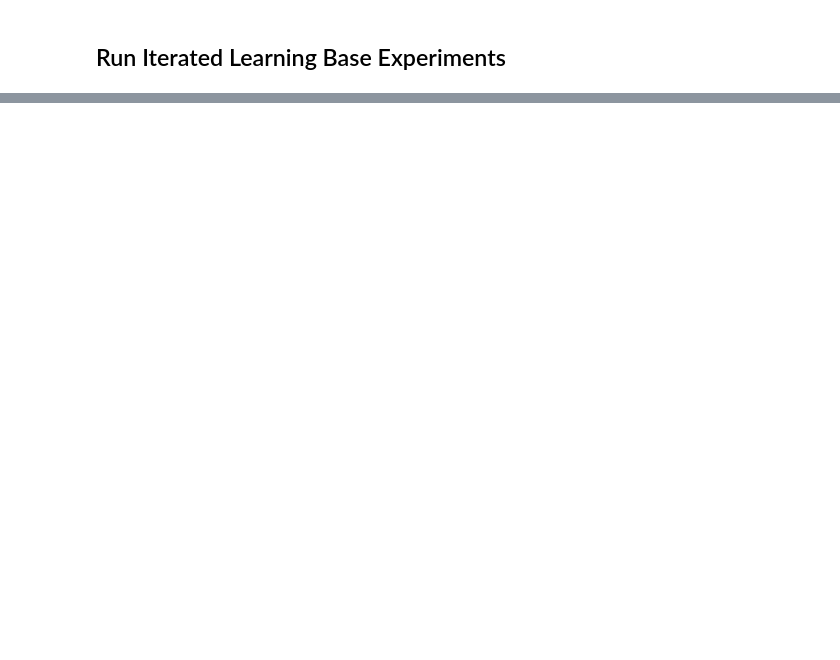
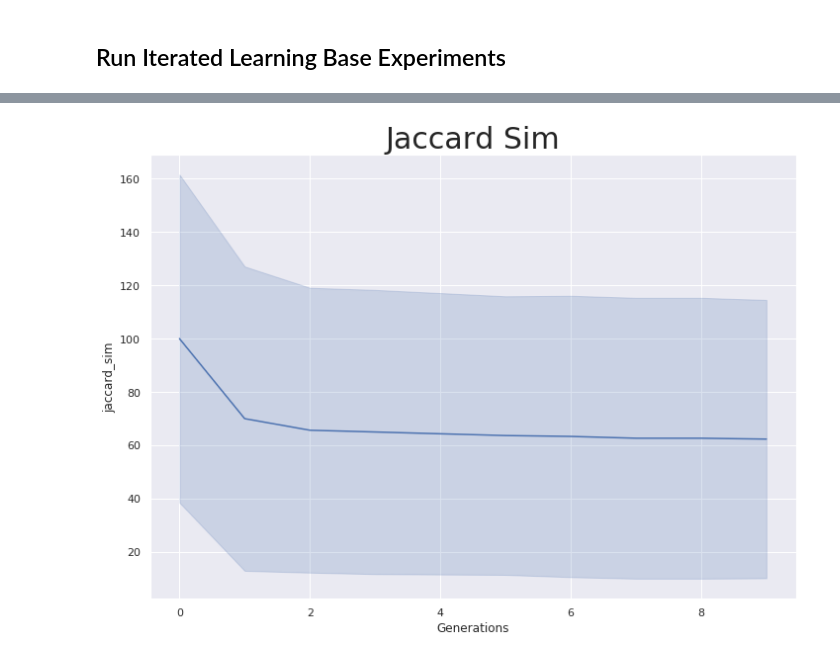
Before and after one commit to gautierdag/cultural-magnification, a Jupyter notebook: main.ipynb, the cells around one changed output, grey strips where cells are left out. Drawn from its saved outputs; the diff is of its cells as text; code cells hidden in the pictures; blank space fills up the shorter version.

```diff
--- a/main.ipynb
+++ b/main.ipynb
@@ -28,0 +96,4 @@ KeyboardInterrupt:
+# %%
+plot_metric(metrics, metric='jaccard_sim')
+# %% [output]
+[figure, added]
```
Also changed, not shown: parts of 10 cells of this notebook, 4 other files.
